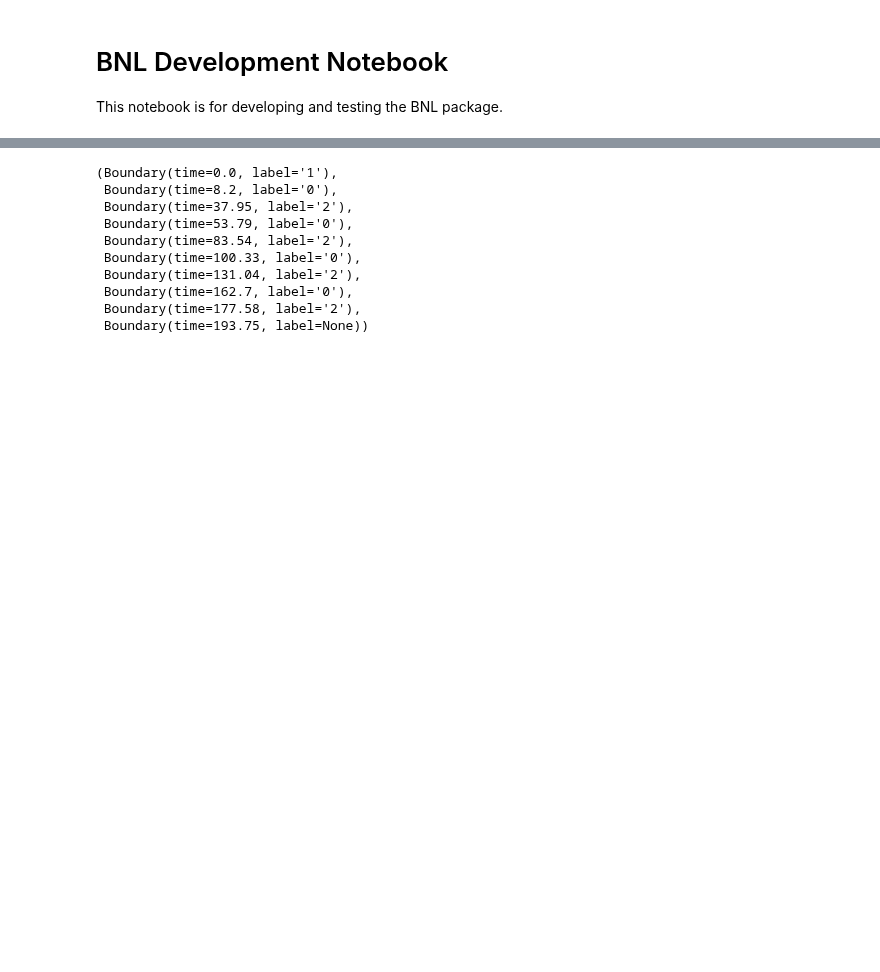
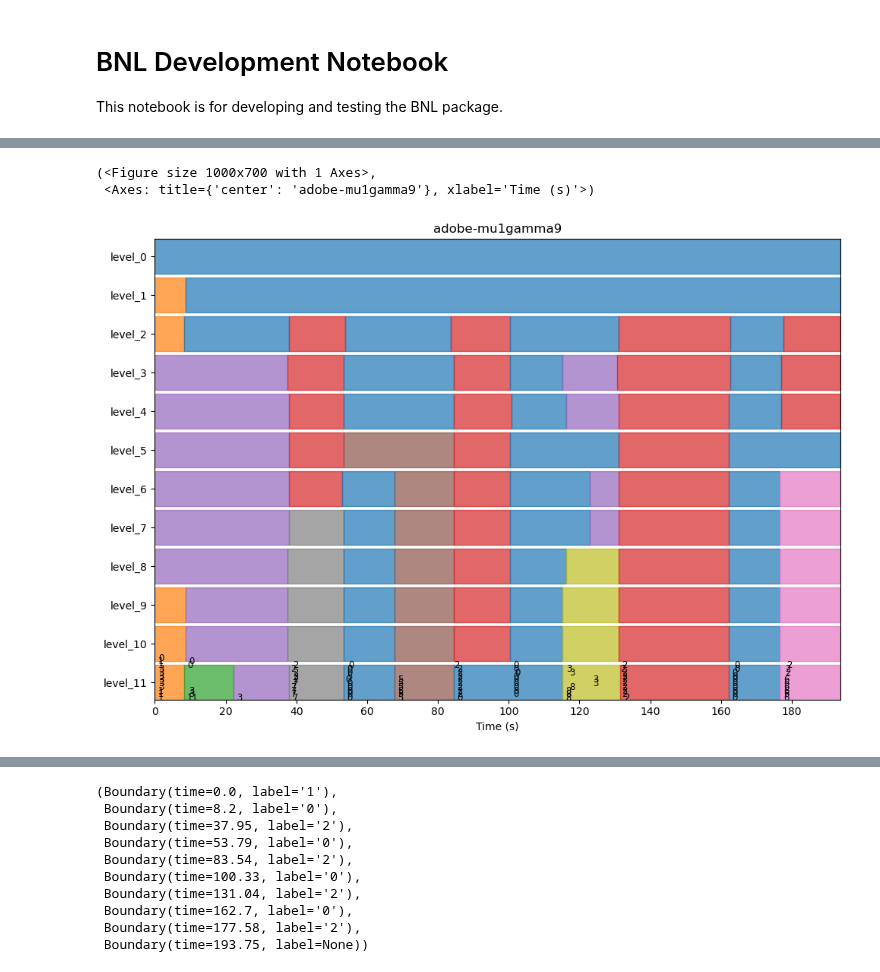
Before and after one commit to tomxi/bnl, a Jupyter notebook: notebooks/development.ipynb, the cells around one changed output, grey strips where cells are left out. Drawn from its saved outputs; the diff is of its cells as text; code cells hidden in the pictures; blank space fills up the shorter version.

```diff
--- a/notebooks/development.ipynb
+++ b/notebooks/development.ipynb
@@ -28,3 +25,9 @@ est = track.load_annotation("adobe-mu1gamma9")
 # %%
 rated_b = bnl.strategies.CoarsestNonzeroStrategy().calculate(est)
 proper_h = bnl.strategies.DirectSynthesisStrategy().quantize(rated_b)
+# %%
+est.plot()
+# %% [output]
+(<Figure size 1000x700 with 1 Axes>,
+ <Axes: title={'center': 'adobe-mu1gamma9'}, xlabel='Time (s)'>)
+[figure, added]
```
Also changed, not shown: parts of 13 cells of this notebook, 1 other file.
